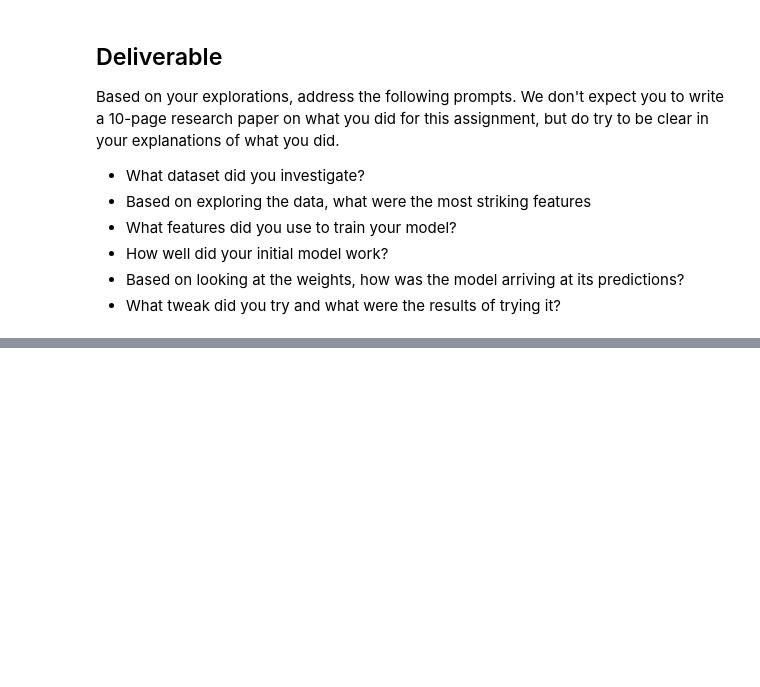
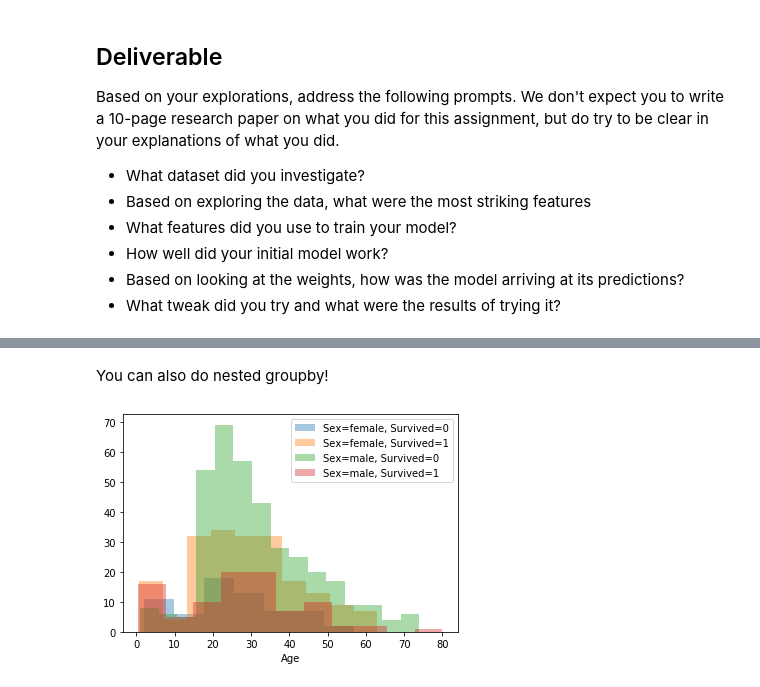
Before and after one commit to mlfa19/assignments, a Jupyter notebook: Module 1/05/assignment05.ipynb, the cells around one changed output, grey strips where cells are left out. Drawn from its saved outputs; the diff is of its cells as text; code cells hidden in the pictures; blank space fills up the shorter version.

```diff
--- a/Module 1/05/assignment05.ipynb
+++ b/Module 1/05/assignment05.ipynb
@@ -370,0 +540,11 @@ Based on your explorations, address the following prompts.  We don't expect you
+# %% [markdown]
+You can also do nested groupby!
+# %%
+legend_entries = []
+for groups in df.groupby(['Sex', 'Survived']):
+    sns.distplot(groups[1]['Age'].dropna(), kde=False)
+    legend_entries.append('Sex=%s, Survived=%d'% groups[0])
+plt.legend(legend_entries)
+plt.show()
+# %% [output]
+[figure, added]
```
Also changed, not shown: parts of 39 cells of this notebook.
